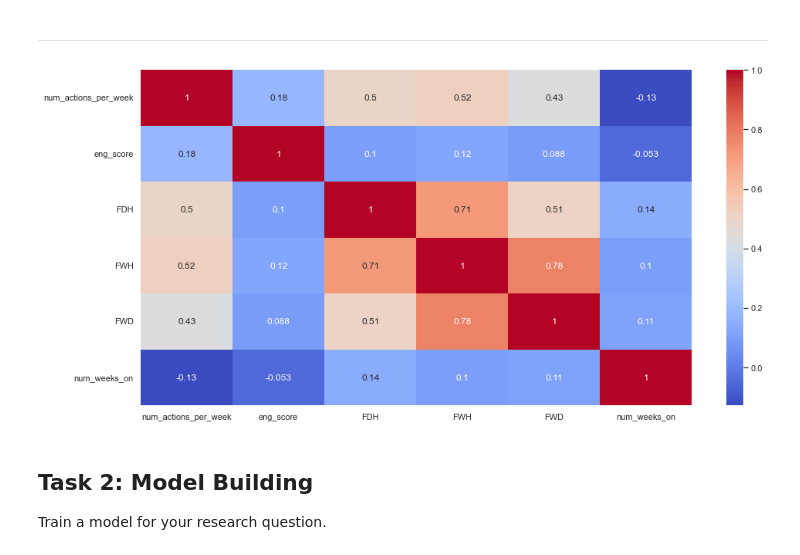
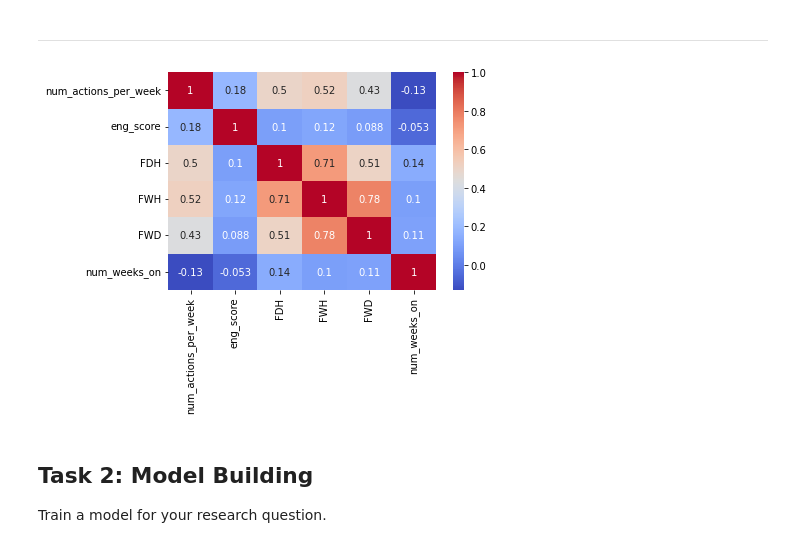
Before and after one commit to ML4BD/milestone-4-roguesgallery, a Jupyter notebook: notebooks/Milestone04/m4_lernnavi_342485.ipynb, the cells around one changed output. Saved outputs shown, nothing was run; the diff lists cells and outputs as text; code cells hidden in the pictures.

Commit message:
Figure adjustment

```diff
--- a/notebooks/Milestone04/m4_lernnavi_342485.ipynb
+++ b/notebooks/Milestone04/m4_lernnavi_342485.ipynb
@@ -740,15 +740,15 @@ tmp = pd.read_csv("{}/behavioural_features.csv.gz".format(DATA_DIR))
 # %%
 import seaborn as sns
 
 
-sns.set(rc = {'figure.figsize':(16,8)})
+#sns.set(rc = {'figure.figsize':(16,8)})
 ax = sns.heatmap(tmp.drop(['user_id', 'week', 'validated'], axis=1).corr(),
                  annot = True,
                  fmt='.2g',
                  cmap= 'coolwarm')
 ax.get_figure().savefig(FIG_DIR + 'feature_corr.jpg')
 # %% [output]
-[figure, old version]
+[figure, new version]
 # %%
 sns.reset_orig()
 # %% [markdown]
```
Also changed, not shown: parts of 2 cells of this notebook, 2 other files.
